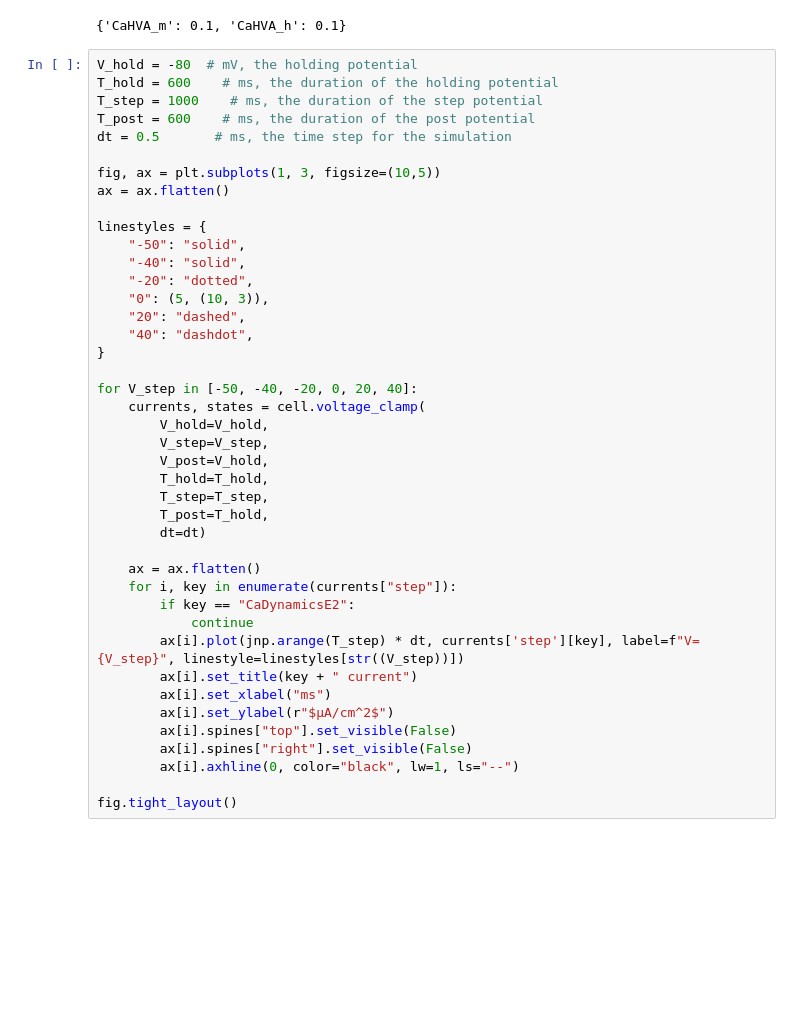
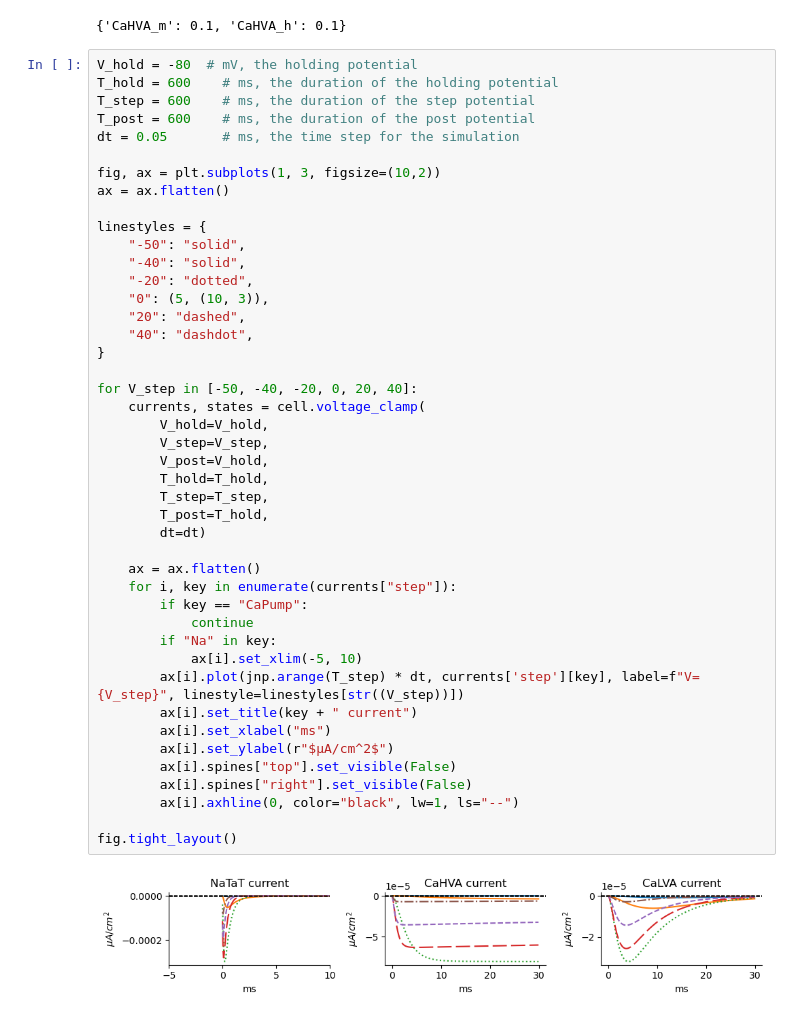
Before and after one commit to jaxleyverse/jaxley-mech, a Jupyter notebook: notebooks/channels/l5pc.ipynb, the cells around one changed output. Cells and saved outputs as stored; diff of their text form; blank space fills up the shorter version.

```diff
--- a/notebooks/channels/l5pc.ipynb
+++ b/notebooks/channels/l5pc.ipynb
@@ -152,42 +152,46 @@ cell.channels[1].channel_states
 # %%
 V_hold = -80  # mV, the holding potential
 T_hold = 600    # ms, the duration of the holding potential
-T_step = 1000    # ms, the duration of the step potential
+T_step = 600    # ms, the duration of the step potential
 T_post = 600    # ms, the duration of the post potential
-dt = 0.5       # ms, the time step for the simulation
+dt = 0.05       # ms, the time step for the simulation
 
-fig, ax = plt.subplots(1, 3, figsize=(10,5))
+fig, ax = plt.subplots(1, 3, figsize=(10,2))
 ax = ax.flatten()
 
 linestyles = {
     "-50": "solid",
 	"-40": "solid",
 	"-20": "dotted",
 	"0": (5, (10, 3)),
 	"20": "dashed",
 	"40": "dashdot",
 }
 
 for V_step in [-50, -40, -20, 0, 20, 40]:
     currents, states = cell.voltage_clamp(
         V_hold=V_hold,
         V_step=V_step,
         V_post=V_hold,
         T_hold=T_hold,
         T_step=T_step,
         T_post=T_hold,
         dt=dt)
 
     ax = ax.flatten()
     for i, key in enumerate(currents["step"]):
-        if key == "CaDynamicsE2":
+        if key == "CaPump":
             continue
+        if "Na" in key:
+            ax[i].set_xlim(-5, 10)
         ax[i].plot(jnp.arange(T_step) * dt, currents['step'][key], label=f"V={V_step}", linestyle=linestyles[str((V_step))])
         ax[i].set_title(key + " current")
         ax[i].set_xlabel("ms")
         ax[i].set_ylabel(r"$μA/cm^2$")
         ax[i].spines["top"].set_visible(False)
         ax[i].spines["right"].set_visible(False)
         ax[i].axhline(0, color="black", lw=1, ls="--")
 
 fig.tight_layout()
+# %% [output]
+[figure, added]
```
Also changed, not shown: 1 other file.
